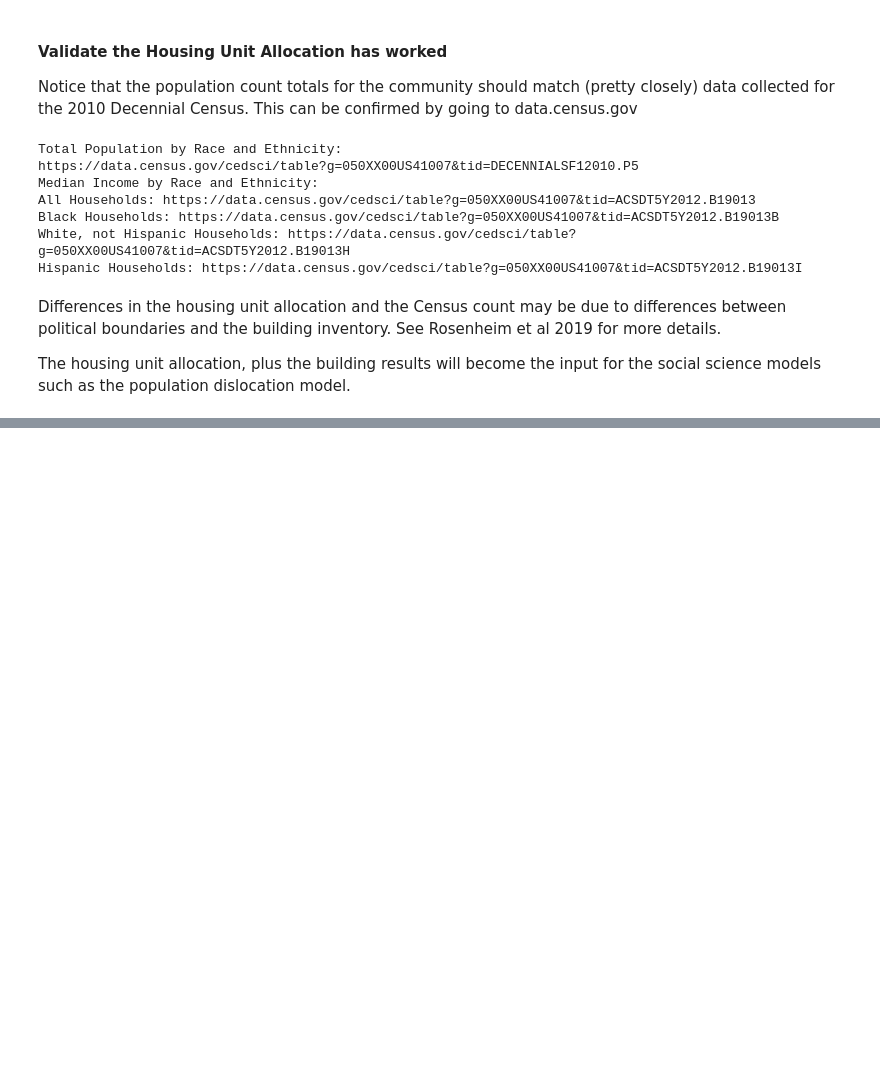
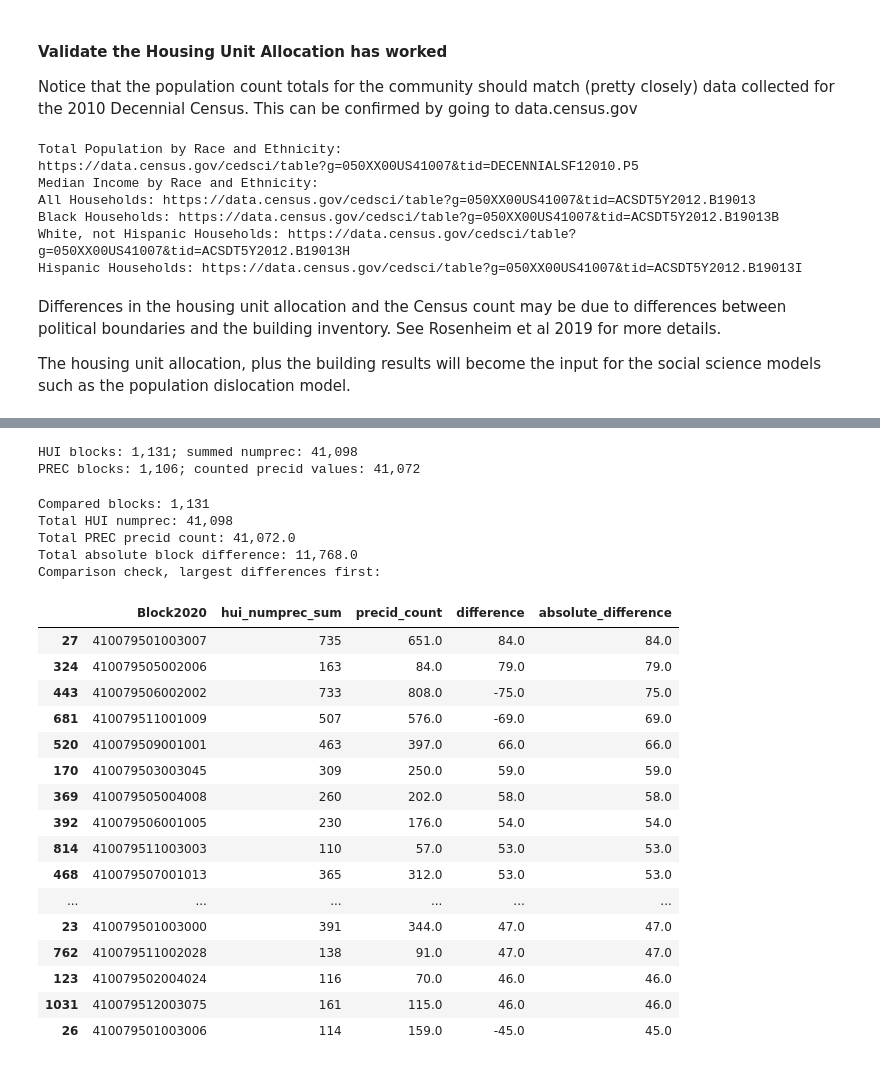
Before and after one commit to npr99/intersect-community-data, a Jupyter notebook: ncoda_07kv7_HUA_PREC_Disability.ipynb, the cells around one changed output, grey strips where cells are left out. Saved outputs shown, nothing was run; the diff lists cells and outputs as text; code cells hidden in the pictures; blank space fills up the shorter version.

Commit message:
checking block level differences

```diff
--- a/ncoda_07kv7_HUA_PREC_Disability.ipynb
+++ b/ncoda_07kv7_HUA_PREC_Disability.ipynb
@@ -1198,0 +1201,5 @@ The housing unit allocation, plus the building results will become the input for
+# %%
+# File paths and shared block identifier
+prec_path = 'OutputData/Seaside_OR_NSI/prec_v3-0-0_Seaside_OR_NSI_2020_rs9876.csv'
+prec_compare_df = pd.read_csv(prec_path, usecols=['Block2020', 'precid'], low_memory=False)
+prec_compare_df.head()
@@ -1198,0 +1213,7 @@ The housing unit allocation, plus the building results will become the input for
+# %%
+hui_path = 'OutputData/Seaside_OR_NSI/hui_v2-2-0_Seaside_OR_NSI_2020_rs9876.csv'
+# Read HUI block id and numprec
+hui_compare_df = pd.read_csv(hui_path, usecols=['blockid', 'huid', 'numprec'], low_memory=False)
+# rename blockid to match prec_df
+hui_compare_df = hui_compare_df.rename(columns={'blockid': 'Block2020'})
+hui_compare_df.head()
@@ -1198,0 +1227,51 @@ The housing unit allocation, plus the building results will become the input for
+# %%
+# Sum HUI numprec and count unique PREC ids by block
+hui_by_block = (hui_compare_df.groupby('Block2020', dropna=False, as_index=False)['numprec']
+                .sum()
+                .rename(columns={'numprec': 'hui_numprec_sum'}))
+prec_by_block = (prec_compare_df.groupby('Block2020', dropna=False)['precid']
+                 .nunique()
+                 .reset_index(name='precid_count'))
+print(f'HUI blocks: {len(hui_by_block):,}; summed numprec: {hui_by_block.hui_numprec_sum.sum():,}')
+print(f'PREC blocks: {len(prec_by_block):,}; counted precid values: {prec_by_block.precid_count.sum():,}')
+# %% [output]
+HUI blocks: 1,131; summed numprec: 41,098
+PREC blocks: 1,106; counted precid values: 41,072
+# %%
+# Compare the two block-level results
+block_comparison_df = (hui_by_block.merge(prec_by_block, on='Block2020', how='outer')
+                       .fillna({'hui_numprec_sum': 0, 'precid_count': 0}))
+block_comparison_df['difference'] = (block_comparison_df['hui_numprec_sum']
+                                     - block_comparison_df['precid_count'])
+block_comparison_df['absolute_difference'] = block_comparison_df['difference'].abs()
+block_comparison_df = block_comparison_df.sort_values('absolute_difference', ascending=False)
+assert block_comparison_df['Block2020'].notna().all(), 'Missing block ids found in comparison'
+print(f'Compared blocks: {len(block_comparison_df):,}')
+print(f'Total HUI numprec: {block_comparison_df.hui_numprec_sum.sum():,}')
+print(f'Total PREC precid count: {block_comparison_df.precid_count.sum():,}')
+print(f'Total absolute block difference: {block_comparison_df.absolute_difference.sum():,}')
+print('Comparison check, largest differences first:')
+display(block_comparison_df.head(20))
+# %% [output]
+Compared blocks: 1,131
+Total HUI numprec: 41,098
+Total PREC precid count: 41,072.0
+Total absolute block difference: 11,768.0
+Comparison check, largest differences first:
+|  | Block2020 | hui_numprec_sum | precid_count | difference | absolute_difference |
+| 27 | 410079501003007 | 735 | 651.0 | 84.0 | 84.0 |
+| 324 | 410079505002006 | 163 | 84.0 | 79.0 | 79.0 |
+| 443 | 410079506002002 | 733 | 808.0 | -75.0 | 75.0 |
+| 681 | 410079511001009 | 507 | 576.0 | -69.0 | 69.0 |
+| 520 | 410079509001001 | 463 | 397.0 | 66.0 | 66.0 |
+| 170 | 410079503003045 | 309 | 250.0 | 59.0 | 59.0 |
+| 369 | 410079505004008 | 260 | 202.0 | 58.0 | 58.0 |
+| 392 | 410079506001005 | 230 | 176.0 | 54.0 | 54.0 |
+| 814 | 410079511003003 | 110 | 57.0 | 53.0 | 53.0 |
+| 468 | 410079507001013 | 365 | 312.0 | 53.0 | 53.0 |
+| ... | ... | ... | ... | ... | ... |
+| 23 | 410079501003000 | 391 | 344.0 | 47.0 | 47.0 |
+| 762 | 410079511002028 | 138 | 91.0 | 47.0 | 47.0 |
+| 123 | 410079502004024 | 116 | 70.0 | 46.0 | 46.0 |
+| 1031 | 410079512003075 | 161 | 115.0 | 46.0 | 46.0 |
+| 26 | 410079501003006 | 114 | 159.0 | -45.0 | 45.0 |
```
Also changed, not shown: parts of 3 cells of this notebook.
